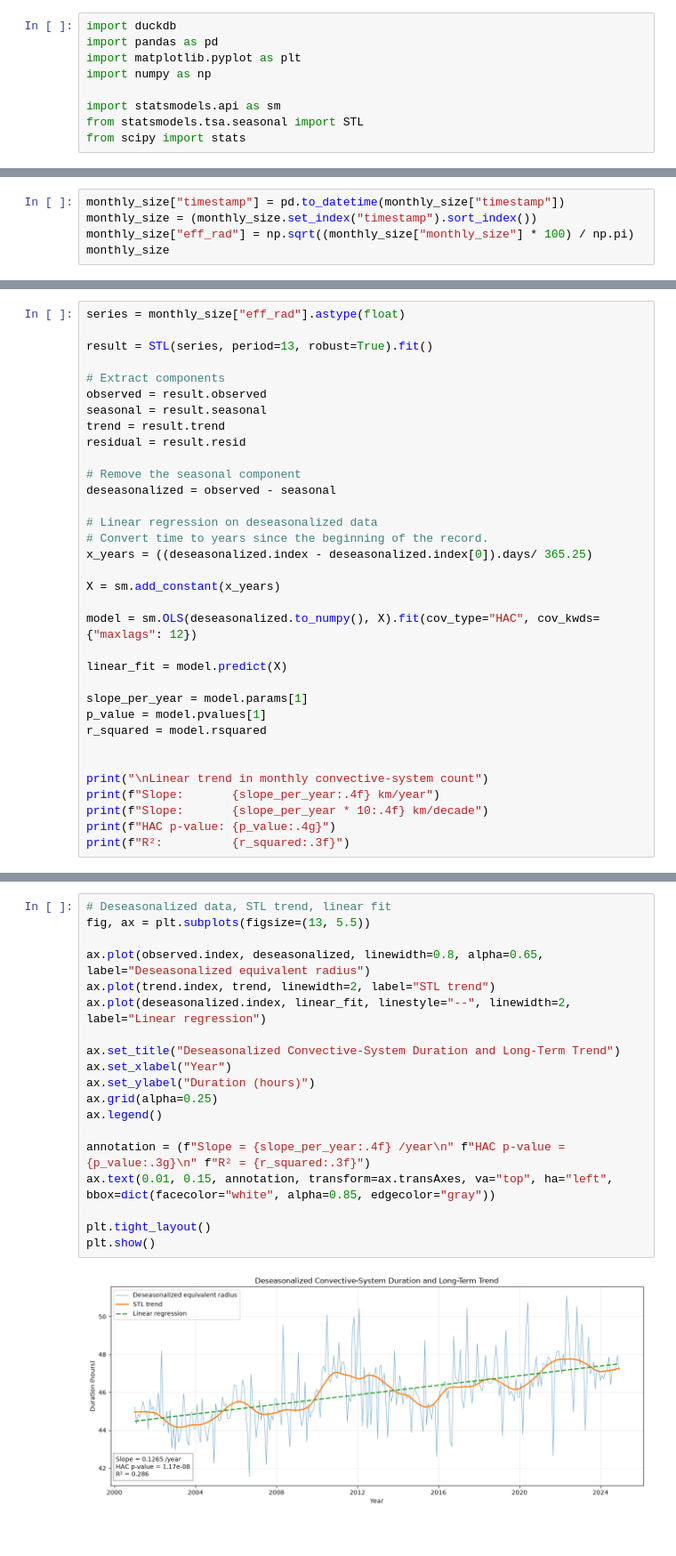
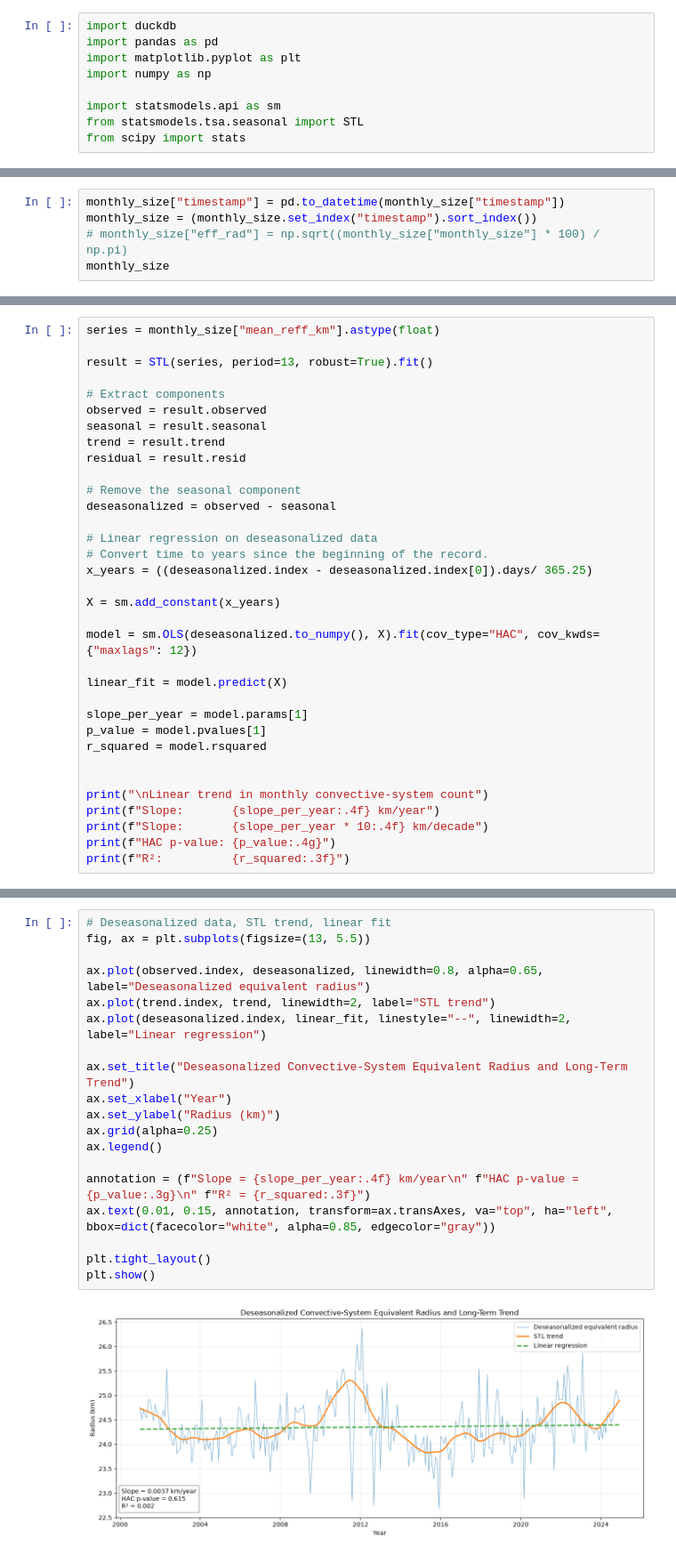
Before and after one commit to cssjessica/tracking_analysis, a Jupyter notebook: 01_full_dataset_analysis/size.ipynb, the cells around one changed output, grey strips where cells are left out. Shown at 89% size. Saved outputs shown, nothing was run; the diff lists cells and outputs as text.

Commit message:
include nuid and size reg analysis

```diff
--- a/01_full_dataset_analysis/size.ipynb
+++ b/01_full_dataset_analysis/size.ipynb
@@ -37,6 +54,6 @@ monthly_size = con.execute("""
 # %%
 monthly_size["timestamp"] = pd.to_datetime(monthly_size["timestamp"])
 monthly_size = (monthly_size.set_index("timestamp").sort_index())
-monthly_size["eff_rad"] = np.sqrt((monthly_size["monthly_size"] * 100) / np.pi)
+# monthly_size["eff_rad"] = np.sqrt((monthly_size["monthly_size"] * 100) / np.pi)
 monthly_size
 # %% [output]
@@ -56,6 +73,6 @@ monthly_size
 288 rows × 2 columns
 # %%
-series = monthly_size["eff_rad"].astype(float)
+series = monthly_size["mean_reff_km"].astype(float)
 
 result = STL(series, period=13, robust=True).fit()
 
@@ -132,24 +149,24 @@ plt.show()
 # %%
 # Deseasonalized data, STL trend, linear fit
 fig, ax = plt.subplots(figsize=(13, 5.5))
 
 ax.plot(observed.index, deseasonalized, linewidth=0.8, alpha=0.65, label="Deseasonalized equivalent radius")
 ax.plot(trend.index, trend, linewidth=2, label="STL trend")
 ax.plot(deseasonalized.index, linear_fit, linestyle="--", linewidth=2, label="Linear regression")
 
-ax.set_title("Deseasonalized Convective-System Duration and Long-Term Trend")
+ax.set_title("Deseasonalized Convective-System Equivalent Radius and Long-Term Trend")
 ax.set_xlabel("Year")
-ax.set_ylabel("Duration (hours)")
+ax.set_ylabel("Radius (km)")
 ax.grid(alpha=0.25)
 ax.legend()
 
-annotation = (f"Slope = {slope_per_year:.4f} /year\n" f"HAC p-value = {p_value:.3g}\n" f"R² = {r_squared:.3f}")
+annotation = (f"Slope = {slope_per_year:.4f} km/year\n" f"HAC p-value = {p_value:.3g}\n" f"R² = {r_squared:.3f}")
 ax.text(0.01, 0.15, annotation, transform=ax.transAxes, va="top", ha="left", bbox=dict(facecolor="white", alpha=0.85, edgecolor="gray"))
 
 plt.tight_layout()
 plt.show()
 # %% [output]
-[figure, old version]
+[figure, new version]
 # %%
 # Examine the annual amplitude from the seasonal component
 # Combine into a DataFrame and extract the year
```
Also changed, not shown: parts of 9 cells of this notebook, 2 other files.
